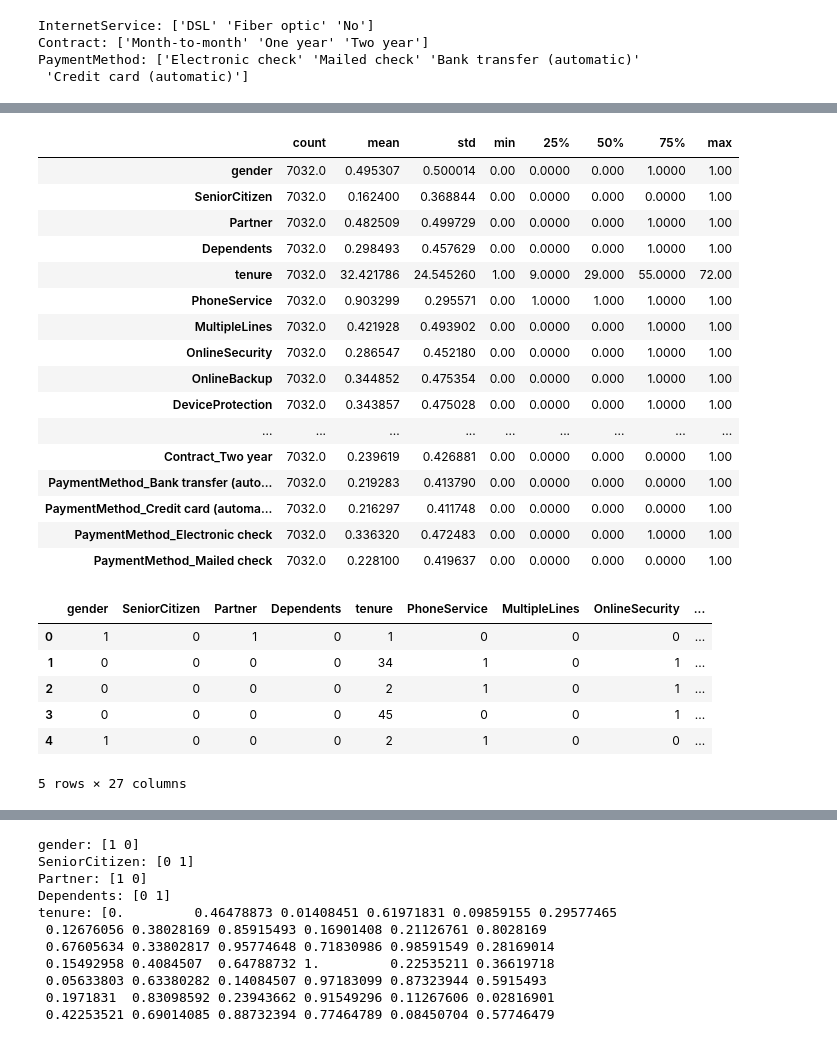
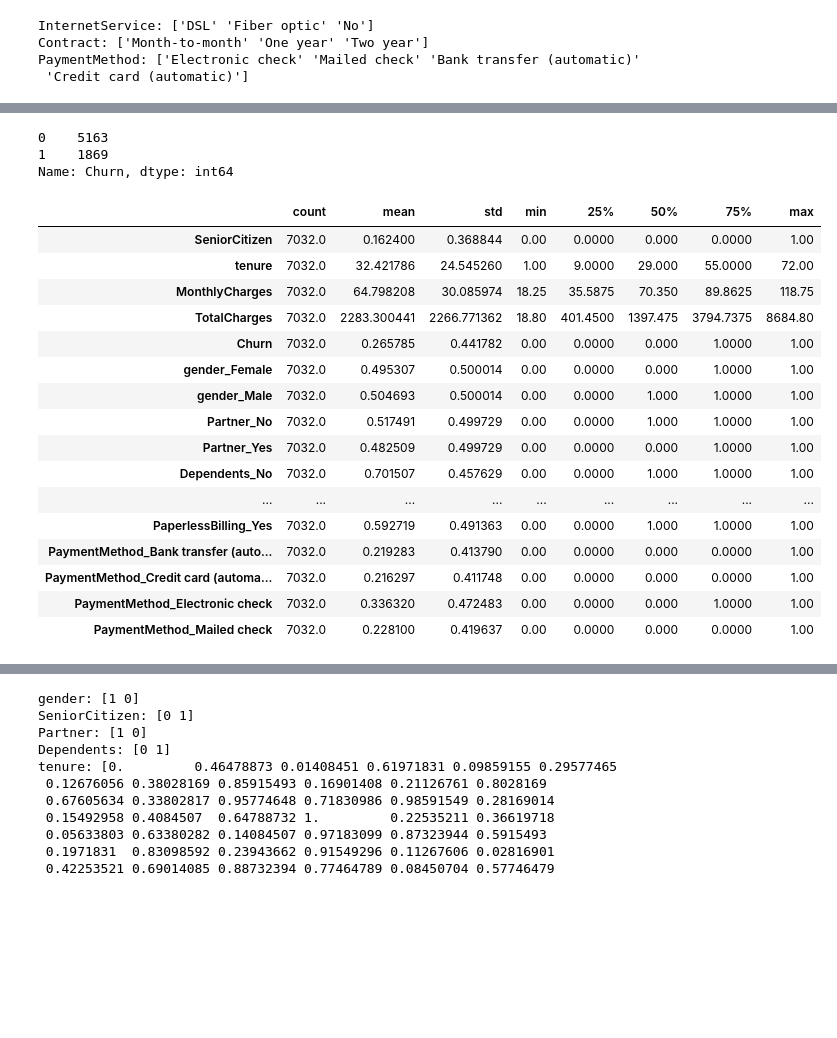
Before and after one commit to furkaneneseren/Telco-Churn-Prediction, a Jupyter notebook: churn-prediction.ipynb, the cells around one changed output, grey strips where cells are left out. Drawn from its saved outputs; the diff is of its cells as text; code cells hidden in the pictures; blank space fills up the shorter version.

```diff
--- a/churn-prediction.ipynb
+++ b/churn-prediction.ipynb
@@ -197,5 +260,3 @@ InternetService: ['DSL' 'Fiber optic' 'No']
 Contract: ['Month-to-month' 'One year' 'Two year']
 PaymentMethod: ['Electronic check' 'Mailed check' 'Bank transfer (automatic)'
  'Credit card (automatic)']
-# %%
-df = pd.get_dummies(data = df, columns=['InternetService', "Contract", "PaymentMethod"])
@@ -231,0 +263,6 @@ dtype: object
+# %%
+df["Churn"].replace(to_replace="Yes", value= 1, inplace=True)
+df["Churn"].replace(to_replace="No", value= 0, inplace=True)
+
+df_dummies = pd.get_dummies(df)
+df_dummies.head()
@@ -232,30 +277,26 @@ dtype: object
+# %%
+df_dummies["Churn"].value_counts()
+# %% [output]
+0    5163
+1    1869
+Name: Churn, dtype: int64
 # %%
-df.describe().T
+df_dummies.describe().T
 # %% [output]
 |  | count | mean | std | min | 25% | 50% | 75% | max |
-| gender | 7032.0 | 0.495307 | 0.500014 | 0.00 | 0.0000 | 0.000 | 1.0000 | 1.00 |
 | SeniorCitizen | 7032.0 | 0.162400 | 0.368844 | 0.00 | 0.0000 | 0.000 | 0.0000 | 1.00 |
-| Partner | 7032.0 | 0.482509 | 0.499729 | 0.00 | 0.0000 | 0.000 | 1.0000 | 1.00 |
-| Dependents | 7032.0 | 0.298493 | 0.457629 | 0.00 | 0.0000 | 0.000 | 1.0000 | 1.00 |
 | tenure | 7032.0 | 32.421786 | 24.545260 | 1.00 | 9.0000 | 29.000 | 55.0000 | 72.00 |
-| PhoneService | 7032.0 | 0.903299 | 0.295571 | 0.00 | 1.0000 | 1.000 | 1.0000 | 1.00 |
-| MultipleLines | 7032.0 | 0.421928 | 0.493902 | 0.00 | 0.0000 | 0.000 | 1.0000 | 1.00 |
-| OnlineSecurity | 7032.0 | 0.286547 | 0.452180 | 0.00 | 0.0000 | 0.000 | 1.0000 | 1.00 |
-| OnlineBackup | 7032.0 | 0.344852 | 0.475354 | 0.00 | 0.0000 | 0.000 | 1.0000 | 1.00 |
-| DeviceProtection | 7032.0 | 0.343857 | 0.475028 | 0.00 | 0.0000 | 0.000 | 1.0000 | 1.00 |
+| MonthlyCharges | 7032.0 | 64.798208 | 30.085974 | 18.25 | 35.5875 | 70.350 | 89.8625 | 118.75 |
+| TotalCharges | 7032.0 | 2283.300441 | 2266.771362 | 18.80 | 401.4500 | 1397.475 | 3794.7375 | 8684.80 |
+| Churn | 7032.0 | 0.265785 | 0.441782 | 0.00 | 0.0000 | 0.000 | 1.0000 | 1.00 |
+| gender_Female | 7032.0 | 0.495307 | 0.500014 | 0.00 | 0.0000 | 0.000 | 1.0000 | 1.00 |
+| gender_Male | 7032.0 | 0.504693 | 0.500014 | 0.00 | 0.0000 | 1.000 | 1.0000 | 1.00 |
+| Partner_No | 7032.0 | 0.517491 | 0.499729 | 0.00 | 0.0000 | 1.000 | 1.0000 | 1.00 |
+| Partner_Yes | 7032.0 | 0.482509 | 0.499729 | 0.00 | 0.0000 | 0.000 | 1.0000 | 1.00 |
+| Dependents_No | 7032.0 | 0.701507 | 0.457629 | 0.00 | 0.0000 | 1.000 | 1.0000 | 1.00 |
 | ... | ... | ... | ... | ... | ... | ... | ... | ... |
-| Contract_Two year | 7032.0 | 0.239619 | 0.426881 | 0.00 | 0.0000 | 0.000 | 0.0000 | 1.00 |
+| PaperlessBilling_Yes | 7032.0 | 0.592719 | 0.491363 | 0.00 | 0.0000 | 1.000 | 1.0000 | 1.00 |
 | PaymentMethod_Bank transfer (auto... | 7032.0 | 0.219283 | 0.413790 | 0.00 | 0.0000 | 0.000 | 0.0000 | 1.00 |
 | PaymentMethod_Credit card (automa... | 7032.0 | 0.216297 | 0.411748 | 0.00 | 0.0000 | 0.000 | 0.0000 | 1.00 |
 | PaymentMethod_Electronic check | 7032.0 | 0.336320 | 0.472483 | 0.00 | 0.0000 | 0.000 | 1.0000 | 1.00 |
 | PaymentMethod_Mailed check | 7032.0 | 0.228100 | 0.419637 | 0.00 | 0.0000 | 0.000 | 0.0000 | 1.00 |
-# %%
-df.head()
-# %% [output]
-|  | gender | SeniorCitizen | Partner | Dependents | tenure | PhoneService | MultipleLines | OnlineSecurity | ... |
-| 0 | 1 | 0 | 1 | 0 | 1 | 0 | 0 | 0 | ... |
-| 1 | 0 | 0 | 0 | 0 | 34 | 1 | 0 | 1 | ... |
-| 2 | 0 | 0 | 0 | 0 | 2 | 1 | 0 | 1 | ... |
-| 3 | 0 | 0 | 0 | 0 | 45 | 0 | 0 | 1 | ... |
-| 4 | 1 | 0 | 0 | 0 | 2 | 1 | 0 | 0 | ... |
-5 rows × 27 columns
```
Also changed, not shown: parts of 15 cells of this notebook.
